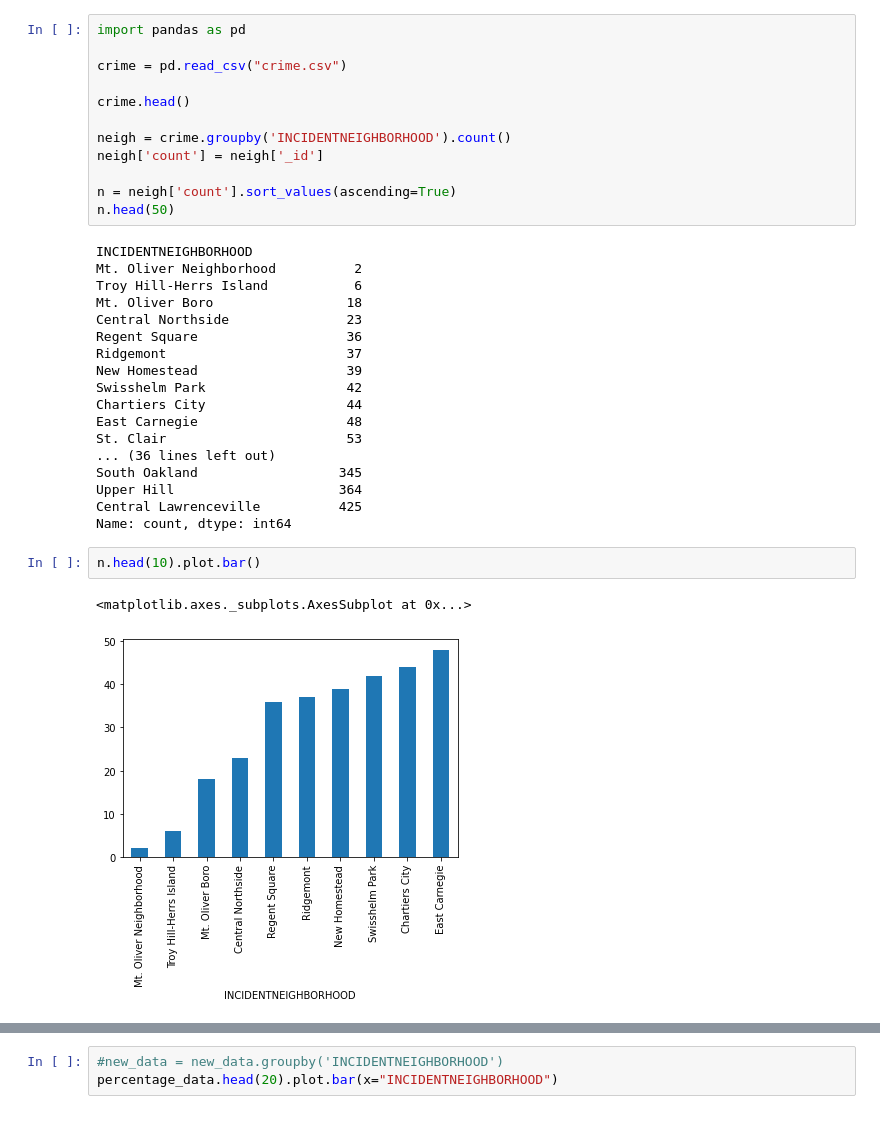
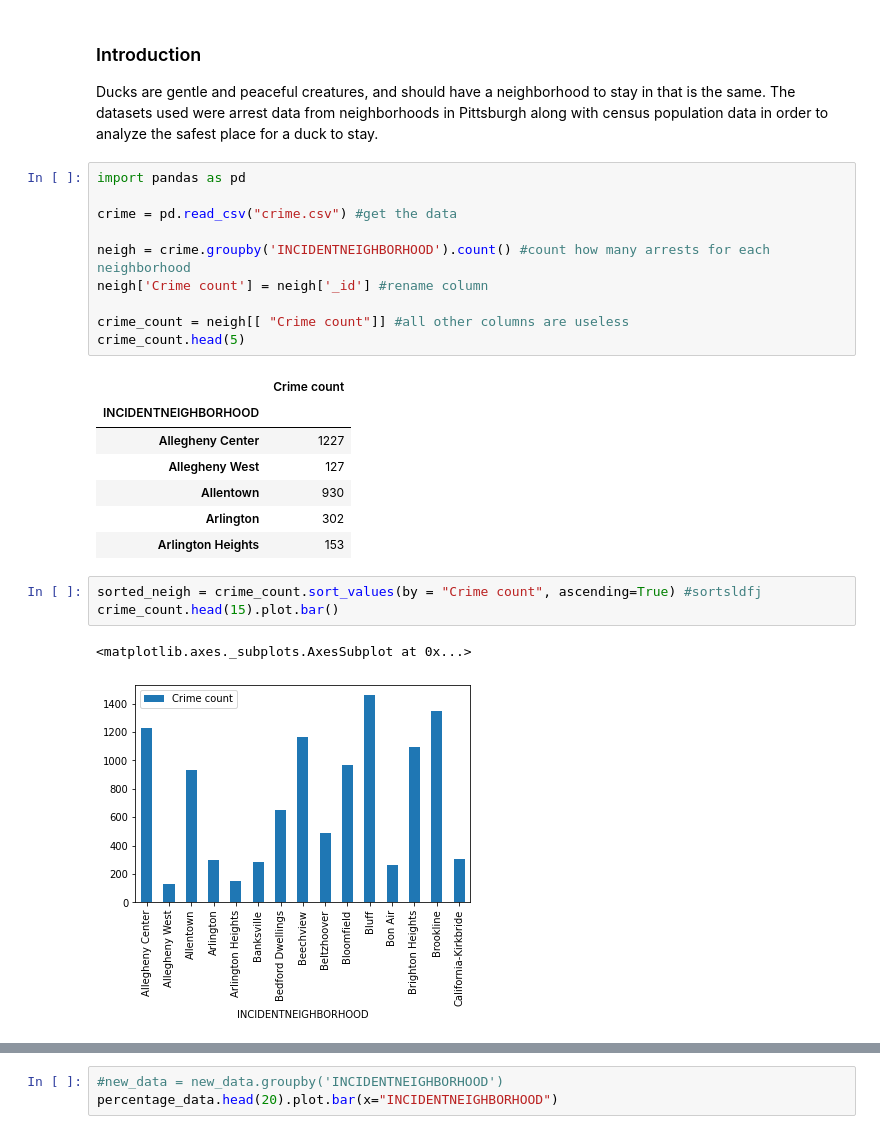
Before and after one commit to timt3r/best-neighborhood, a Jupyter notebook: Chris_Trent_Davis.ipynb, the cells around one changed output, grey strips where cells are left out. Drawn from its saved outputs; the diff is of its cells as text.

```diff
--- a/Chris_Trent_Davis.ipynb
+++ b/Chris_Trent_Davis.ipynb
@@ -1,36 +1,29 @@
+# %% [markdown]
+### Introduction
+
+Ducks are gentle and peaceful creatures, and should have a neighborhood to stay in that is the same. The datasets used were arrest data from neighborhoods in Pittsburgh along with census population data in order to analyze the safest place for a duck to stay.
 # %%
 import pandas as pd
 
-crime = pd.read_csv("crime.csv")
+crime = pd.read_csv("crime.csv") #get the data
 
-crime.head()
+neigh = crime.groupby('INCIDENTNEIGHBORHOOD').count() #count how many arrests for each neighborhood
+neigh['Crime count'] = neigh['_id'] #rename column
 
-neigh = crime.groupby('INCIDENTNEIGHBORHOOD').count()
-neigh['count'] = neigh['_id']
-
-n = neigh['count'].sort_values(ascending=True)
-n.head(50)
+crime_count = neigh[[ "Crime count"]] #all other columns are useless
+crime_count.head(5)
 # %% [output]
-INCIDENTNEIGHBORHOOD
-Mt. Oliver Neighborhood          2
-Troy Hill-Herrs Island           6
-Mt. Oliver Boro                 18
-Central Northside               23
-Regent Square                   36
-Ridgemont                       37
-New Homestead                   39
-Swisshelm Park                  42
-Chartiers City                  44
-East Carnegie                   48
-St. Clair                       53
-... (36 lines left out)
-South Oakland                  345
-Upper Hill                     364
-Central Lawrenceville          425
-Name: count, dtype: int64
+|  | Crime count |
+| INCIDENTNEIGHBORHOOD |  |
+| Allegheny Center | 1227 |
+| Allegheny West | 127 |
+| Allentown | 930 |
+| Arlington | 302 |
+| Arlington Heights | 153 |
-# %%
-n.head(10).plot.bar()
-# %% [output]
-<matplotlib.axes._subplots.AxesSubplot at 0x...>
-[figure, removed]
+# %%
+sorted_neigh = crime_count.sort_values(by = "Crime count", ascending=True) #sortsldfj
+crime_count.head(15).plot.bar()
+# %% [output]
+<matplotlib.axes._subplots.AxesSubplot at 0x...>
+[figure, added]
 # %%
```
Also changed, not shown: parts of 2 cells of this notebook, 2 other files.
